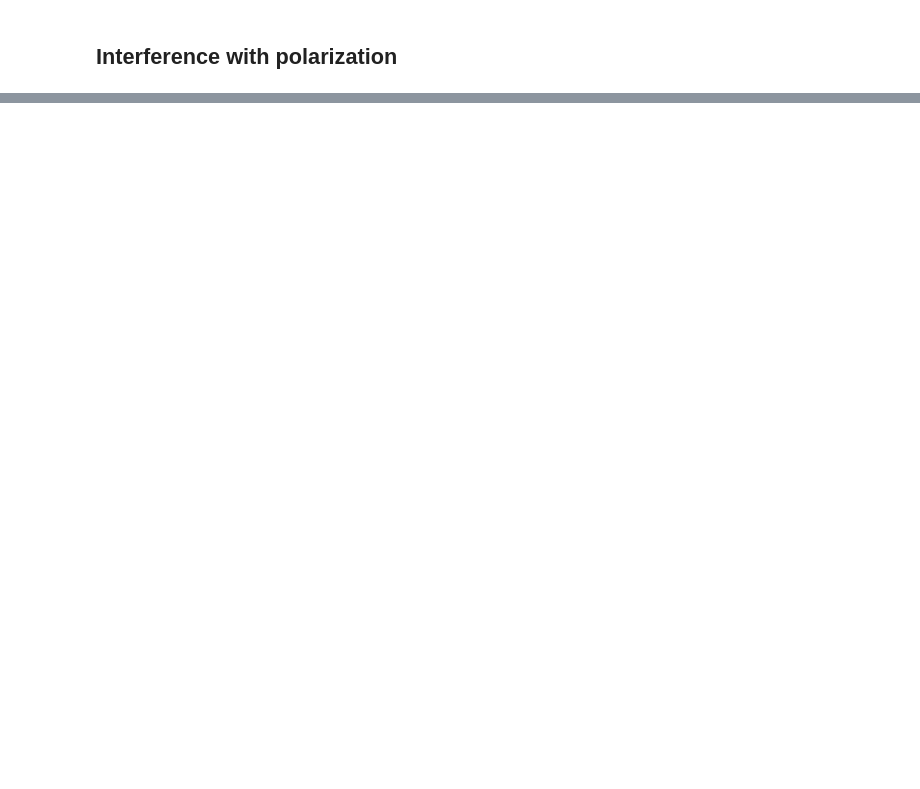
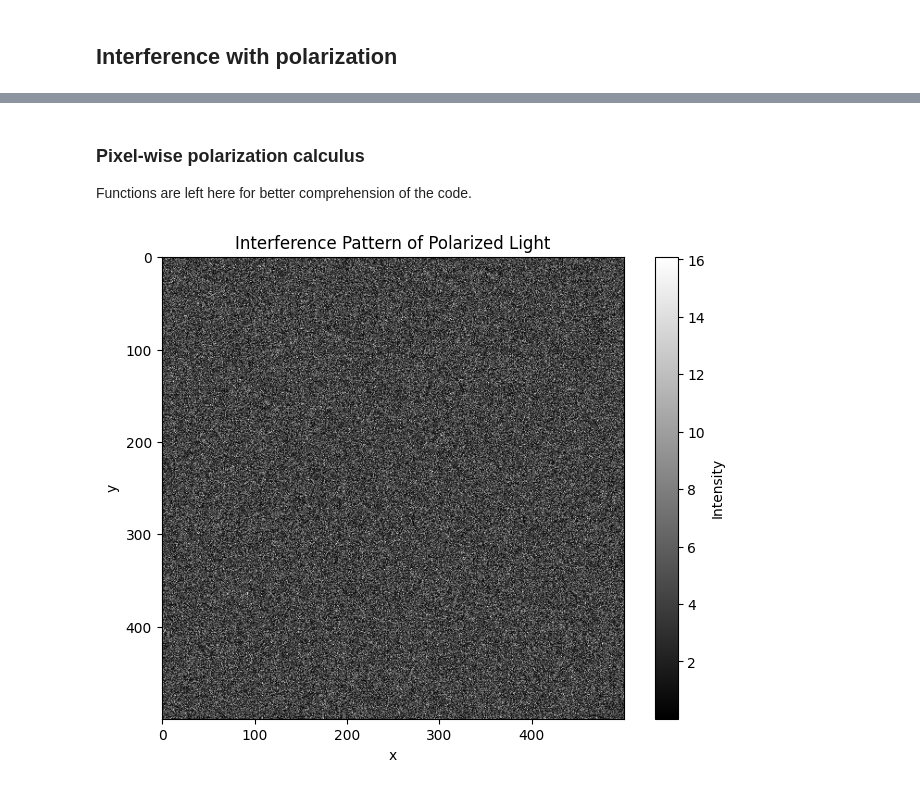
Before and after one commit to aguslzz/interference_polarization, a Jupyter notebook: main.ipynb, the cells around one changed output, grey strips where cells are left out. Cells and saved outputs as stored; diff of their text form; code cells hidden in the pictures; blank space fills up the shorter version.

```diff
--- a/main.ipynb
+++ b/main.ipynb
@@ -170,0 +229,60 @@ plt.show()
+# %% [markdown]
+### Pixel-wise polarization calculus
+
+Functions are left here for better comprehension of the code.
+# %%
+#Vector de Jones aleatorio para cada pixel
+def jones_vector_random(amp_mean, phase_range):
+    # Amplitud aleatoria en cada componente
+    amp_x = amp_mean * (1 + np.random.rand() - 0.5)
+    amp_y = amp_mean * (1 + np.random.rand() - 0.5)
+
+    # Fase aleatoria dentro del rango especificado
+    phase_x = np.random.uniform(-phase_range, phase_range)
+    phase_y = np.random.uniform(-phase_range, phase_range)
+
+    return np.array([
+        amp_x * np.exp(1j * phase_x),  # Componente X
+        amp_y * np.exp(1j * phase_y)   # Componente Y
+    ])
+
+#Fases de onda plana para cada haz
+def wave_phase_generator(lambda_, z, X, Y):
+    k = 2 * np.pi / lambda_
+    return k * X
+
+#Calculo de la fase para cada haz
+phase_E1 = wave_phase_generator(wavelength1, z1, X, Y)
+phase_E2 = wave_phase_generator(wavelength2, z2, X, Y)
+
+intensity = np.zeros(X.shape)
+polarization_angle = np.zeros(X.shape)
+
+#Bucle para calcular polarización e interferencia en cada pixel
+for i in range(X.shape[0]):
+    for j in range(X.shape[1]):
+        # Vector de Jones aleatorio en cada píxel
+        E1_pixel = jones_vector_random(amp_mean=1, phase_range=np.pi)
+        E2_pixel = jones_vector_random(amp_mean=1, phase_range=np.pi)
+
+        # Campos eléctricos en cada píxel
+        E_field_1_pixel = E1_pixel * np.exp(1j * phase_E1[i, j])
+        E_field_2_pixel = E2_pixel * np.exp(1j * phase_E2[i, j])
+
+        # Campo resultante y cálculo de intensidad
+        E_total_pixel = E_field_1_pixel + E_field_2_pixel
+        intensity[i, j] = np.abs(E_total_pixel[0])**2 + np.abs(E_total_pixel[1])**2
+
+        # Cálculo del ángulo de polarización en cada píxel
+        polarization_angle[i, j] = np.angle(E_total_pixel[0] + 1j * E_total_pixel[1])
+
+
+plt.figure(figsize=(8, 6))
+plt.imshow(intensity, cmap='gray')
+plt.colorbar(label='Intensity')
+plt.xlabel('x')
+plt.ylabel('y')
+plt.title('Interference Pattern of Polarized Light')
+plt.show()
+# %% [output]
+[figure, added]
```
Also changed, not shown: parts of 14 cells of this notebook.
